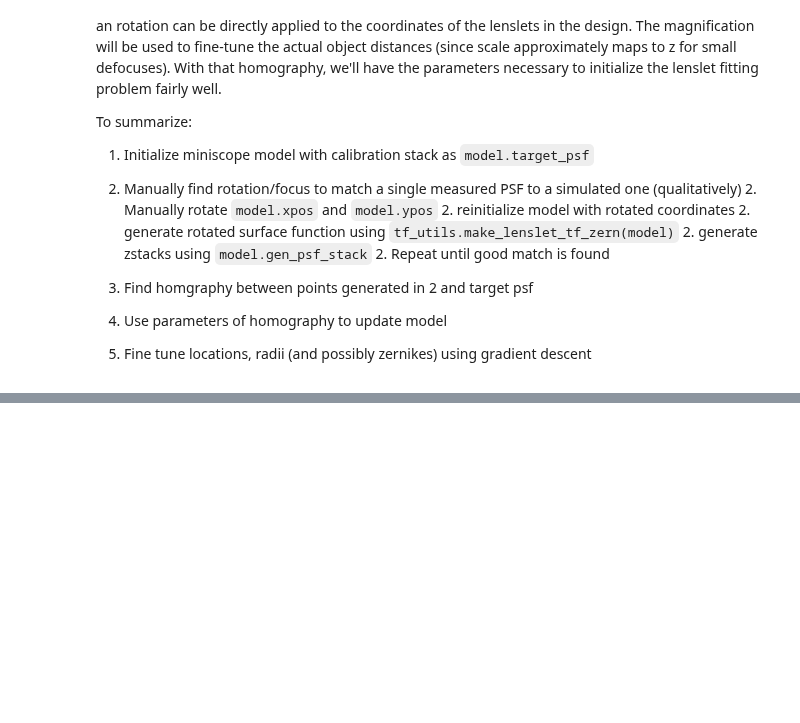
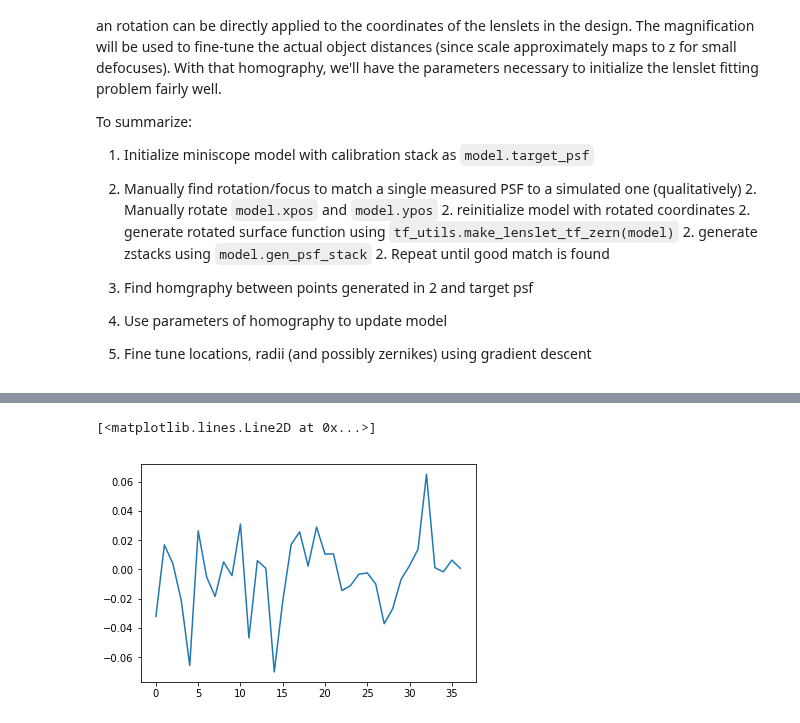
Before and after one commit to antipa/Randoscope_dev, a Jupyter notebook: miniscope_fit_3d_PSF.ipynb, the cells around one changed output, grey strips where cells are left out. Cells and saved outputs as stored; diff of their text form; code cells hidden in the pictures; blank space fills up the shorter version.

```diff
--- a/miniscope_fit_3d_PSF.ipynb
+++ b/miniscope_fit_3d_PSF.ipynb
@@ -481,5 +511,11 @@ def diff_tf(arr,ax):
     slicer_ = tuple(slice(0+int(n==ax),-1,1) for n in range(ndims))
     slicer = tuple(slice(0,-1-int(n==ax),1) for n in range(ndims))
     return(arr[slicer_] - arr[slicer])
+# %%
+plt.figure()
+plt.plot(model.variables[-1][:,0].numpy())
+# %% [output]
+[<matplotlib.lines.Line2D at 0x...>]
+[figure, added]
 # %%
 # Options:
```
Also changed, not shown: parts of 20 cells of this notebook, 2 other files.
